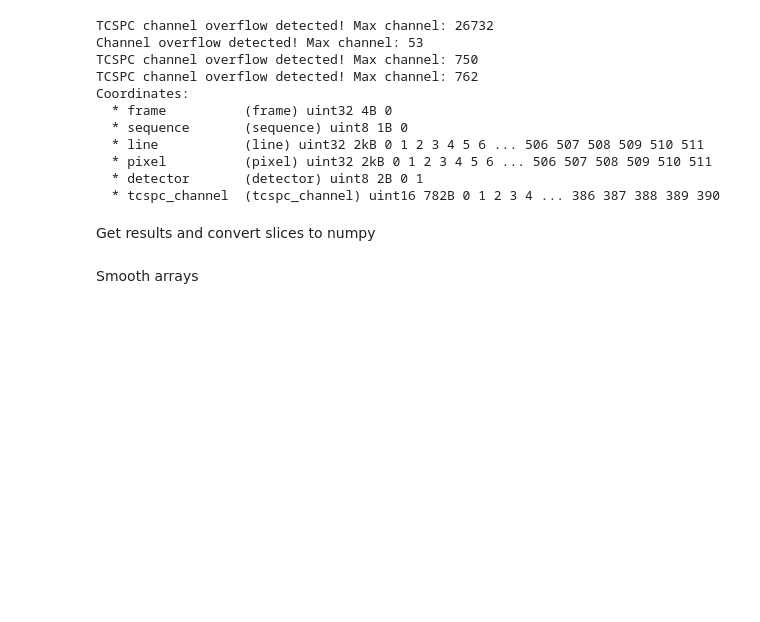
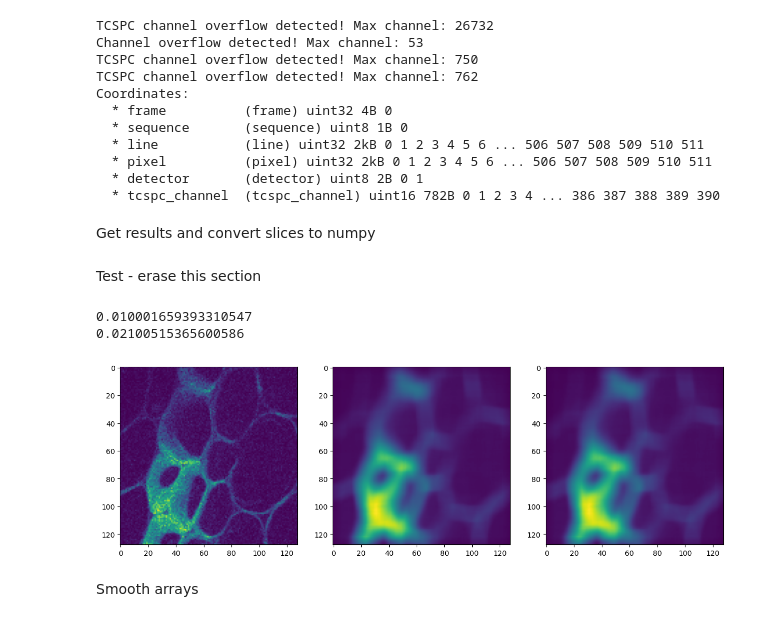
Before and after one commit to IMCF-Biocev/FLOPA, a Jupyter notebook: notebooks/image_smoothing.ipynb, the cells around one changed output. Cells and saved outputs as stored; diff of their text form; code cells hidden in the pictures; blank space fills up the shorter version.

Commit message:
Created smoothing function for intensity only

```diff
--- a/notebooks/image_smoothing.ipynb
+++ b/notebooks/image_smoothing.ipynb
@@ -63,6 +63,32 @@ intensity = result.photon_count.isel(frame=0,sequence=0,detector=0).values
 lifetime = result.mean_arrival_time.isel(frame=0,sequence=0,detector=0).values
 g = result.phasor_g.isel(frame=0,sequence=0,detector=0).values
 s = result.phasor_s.isel(frame=0,sequence=0,detector=0).values
+# %% [markdown]
+Test - erase this section
+# %%
+from flopa.io.ptuio.utils import smooth_count
+from time import time
+intensity_crop = intensity[127:255,127:255]
+lifetime_crop = lifetime[127:255,127:255]
+kernelsize = 12
+time1=time()
+
+intensity_smooth_1 = smooth_count(intensity_crop,size=kernelsize)
+time2=time()
+_, intensity_smooth_2 = smooth_weighted(intensity_crop,intensity_crop,size=kernelsize)
+time3=time()
+print(time2-time1)
+print(time3-time2)
+
+fig, ax = plt.subplots(1,3,figsize = (15,5))
+ax[0].imshow(intensity_crop)
+ax[1].imshow(intensity_smooth_1)
+ax[2].imshow(intensity_smooth_2)
+plt.show()
+# %% [output]
+0.010001659393310547
+0.02100515365600586
+[figure, added]
 # %% [markdown]
 Smooth arrays
 # %%
```
Also changed, not shown: parts of 2 cells of this notebook, 2 other files.
